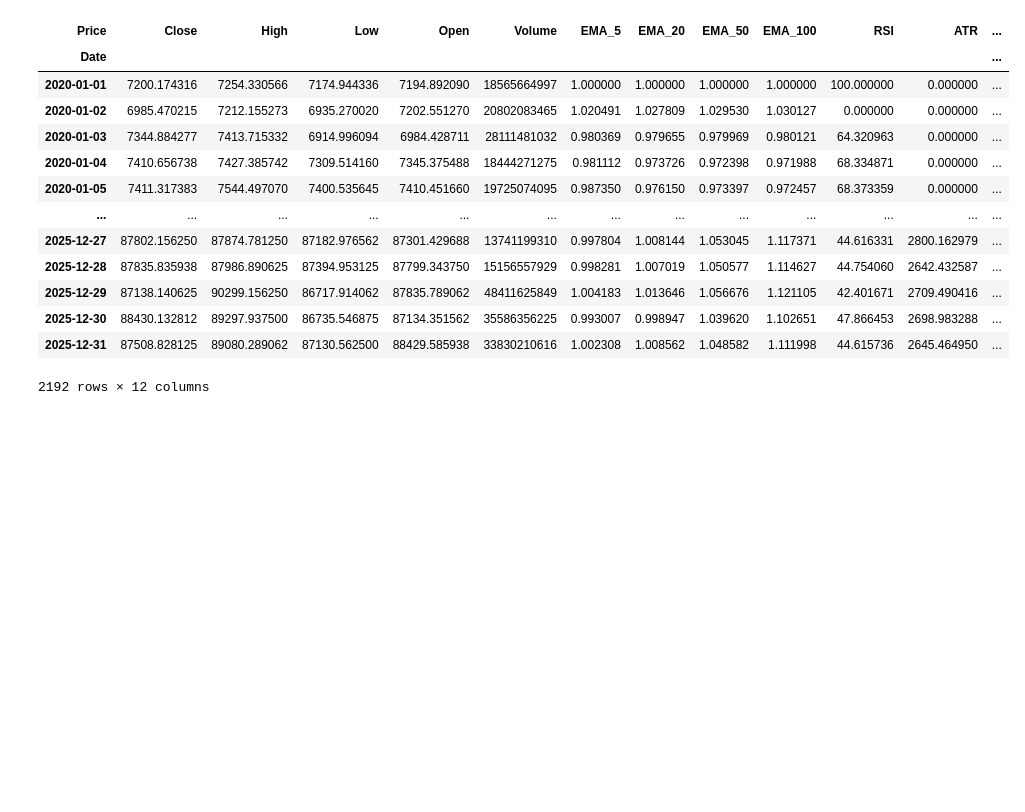
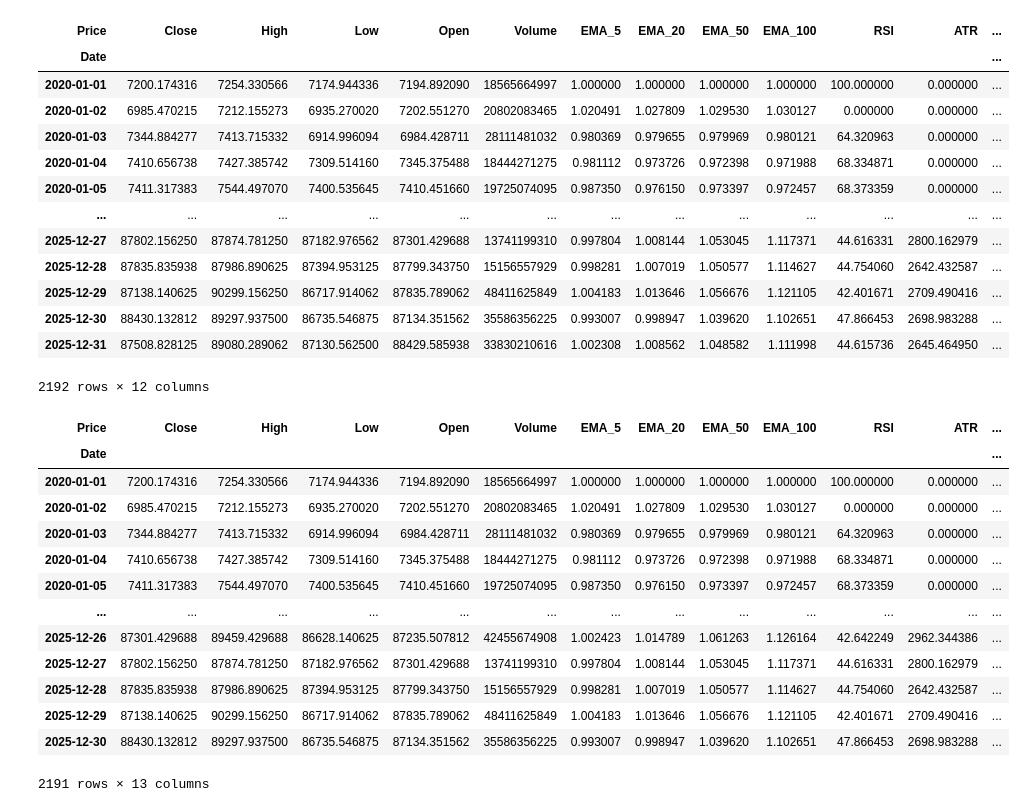
Before and after one commit to jdzapata2004-eng/ejercicios-curso-algoritmos-de-negociaci-n-, a Jupyter notebook: notebooks/Primer modelo Machine learning.ipynb, the cells around one changed output. Cells and saved outputs as stored; diff of their text form; code cells hidden in the pictures; blank space fills up the shorter version.

```diff
--- a/notebooks/Primer modelo Machine learning.ipynb
+++ b/notebooks/Primer modelo Machine learning.ipynb
@@ -66,3 +66,27 @@ df
 | 2025-12-30 | 88430.132812 | 89297.937500 | 86735.546875 | 87134.351562 | 35586356225 | 0.993007 | 0.998947 | 1.039620 | 1.102651 | 47.866453 | 2698.983288 | ... |
 | 2025-12-31 | 87508.828125 | 89080.289062 | 87130.562500 | 88429.585938 | 33830210616 | 1.002308 | 1.008562 | 1.048582 | 1.111998 | 44.615736 | 2645.464950 | ... |
 2192 rows × 12 columns
+# %%
+cl = np.array(df['Close'])
+target = np.where(cl[1:] > cl[:-1], 1, -1)
+
+df.drop(df.tail(1).index, inplace=True)
+
+
+df['Target'] = target
+df
+# %% [output]
+| Price | Close | High | Low | Open | Volume | EMA_5 | EMA_20 | EMA_50 | EMA_100 | RSI | ATR | ... |
+| Date |  |  |  |  |  |  |  |  |  |  |  | ... |
+| 2020-01-01 | 7200.174316 | 7254.330566 | 7174.944336 | 7194.892090 | 18565664997 | 1.000000 | 1.000000 | 1.000000 | 1.000000 | 100.000000 | 0.000000 | ... |
+| 2020-01-02 | 6985.470215 | 7212.155273 | 6935.270020 | 7202.551270 | 20802083465 | 1.020491 | 1.027809 | 1.029530 | 1.030127 | 0.000000 | 0.000000 | ... |
+| 2020-01-03 | 7344.884277 | 7413.715332 | 6914.996094 | 6984.428711 | 28111481032 | 0.980369 | 0.979655 | 0.979969 | 0.980121 | 64.320963 | 0.000000 | ... |
+| 2020-01-04 | 7410.656738 | 7427.385742 | 7309.514160 | 7345.375488 | 18444271275 | 0.981112 | 0.973726 | 0.972398 | 0.971988 | 68.334871 | 0.000000 | ... |
+| 2020-01-05 | 7411.317383 | 7544.497070 | 7400.535645 | 7410.451660 | 19725074095 | 0.987350 | 0.976150 | 0.973397 | 0.972457 | 68.373359 | 0.000000 | ... |
+| ... | ... | ... | ... | ... | ... | ... | ... | ... | ... | ... | ... | ... |
+| 2025-12-26 | 87301.429688 | 89459.429688 | 86628.140625 | 87235.507812 | 42455674908 | 1.002423 | 1.014789 | 1.061263 | 1.126164 | 42.642249 | 2962.344386 | ... |
+| 2025-12-27 | 87802.156250 | 87874.781250 | 87182.976562 | 87301.429688 | 13741199310 | 0.997804 | 1.008144 | 1.053045 | 1.117371 | 44.616331 | 2800.162979 | ... |
+| 2025-12-28 | 87835.835938 | 87986.890625 | 87394.953125 | 87799.343750 | 15156557929 | 0.998281 | 1.007019 | 1.050577 | 1.114627 | 44.754060 | 2642.432587 | ... |
+| 2025-12-29 | 87138.140625 | 90299.156250 | 86717.914062 | 87835.789062 | 48411625849 | 1.004183 | 1.013646 | 1.056676 | 1.121105 | 42.401671 | 2709.490416 | ... |
+| 2025-12-30 | 88430.132812 | 89297.937500 | 86735.546875 | 87134.351562 | 35586356225 | 0.993007 | 0.998947 | 1.039620 | 1.102651 | 47.866453 | 2698.983288 | ... |
+2191 rows × 13 columns
```
Also changed, not shown: parts of 9 cells of this notebook, 2 other files.
